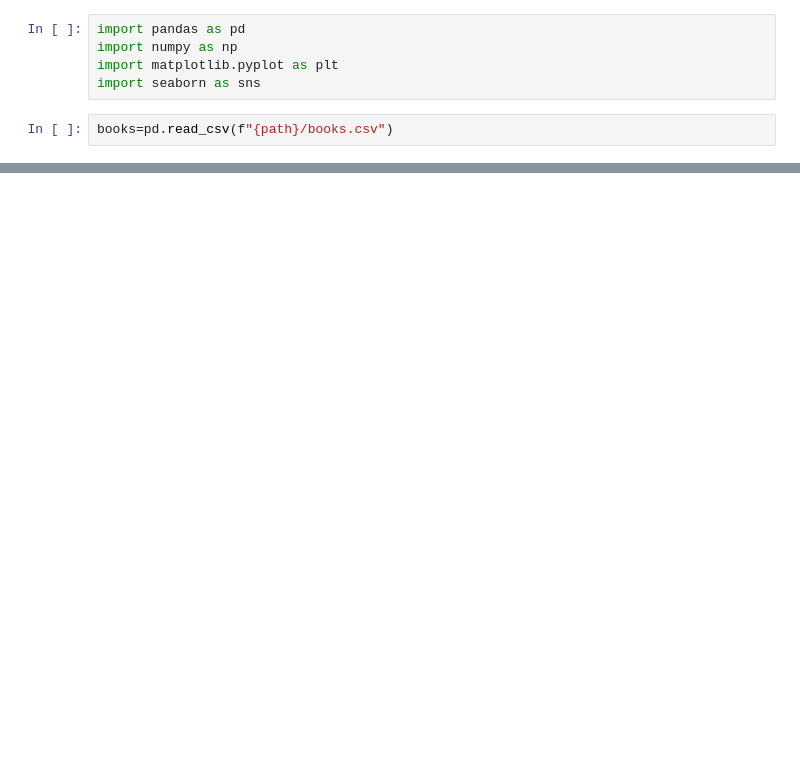
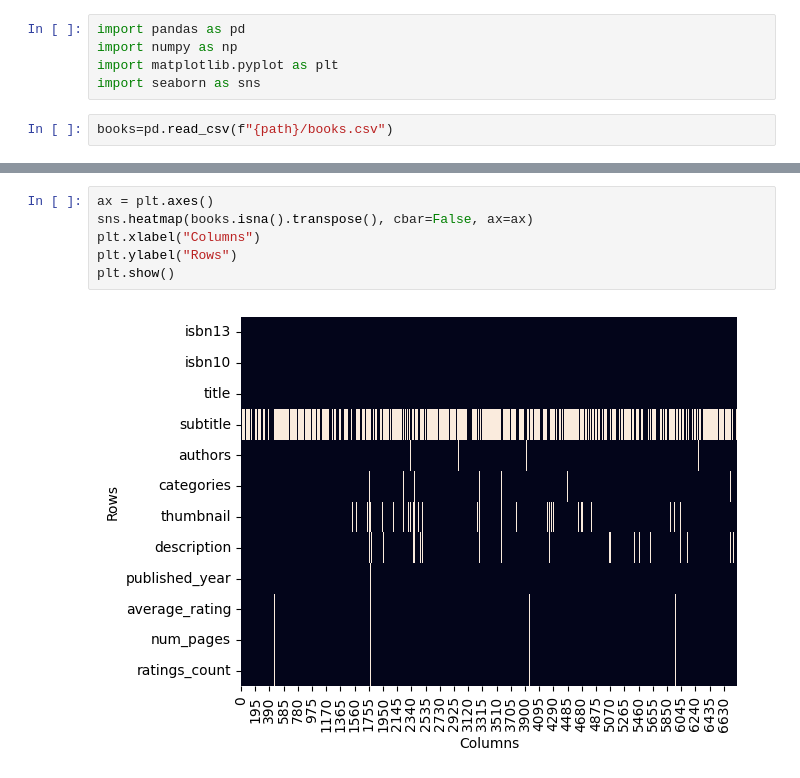
Before and after one commit to GhalibFaruqe101/Book_Recommandation_LLM, a Jupyter notebook: book_recommandation_llm.ipynb, the cells around one changed output, grey strips where cells are left out. Saved outputs shown, nothing was run; the diff lists cells and outputs as text; blank space fills up the shorter version.

```diff
--- a/book_recommandation_llm.ipynb
+++ b/book_recommandation_llm.ipynb
@@ -27,3 +27,11 @@ books.head()
 | 2 | 9780006163831 | 0006163831 | The One Tree | NaN | Stephen R. Donaldson | American fiction | http://books.google.com/books/con... | Volume Two of Stephen Donaldson's... | 1982.0 | ... |
 | 3 | 9780006178736 | 0006178731 | Rage of angels | NaN | Sidney Sheldon | Fiction | http://books.google.com/books/con... | A memorable, mesmerizing heroine ... | 1993.0 | ... |
 | 4 | 9780006280897 | 0006280897 | The Four Loves | NaN | Clive Staples Lewis | Christian life | http://books.google.com/books/con... | Lewis' work on the nature of love... | 2002.0 | ... |
+# %%
+ax = plt.axes()
+sns.heatmap(books.isna().transpose(), cbar=False, ax=ax)
+plt.xlabel("Columns")
+plt.ylabel("Rows")
+plt.show()
+# %% [output]
+[figure, added]
```
Also changed, not shown: parts of 4 cells of this notebook.
